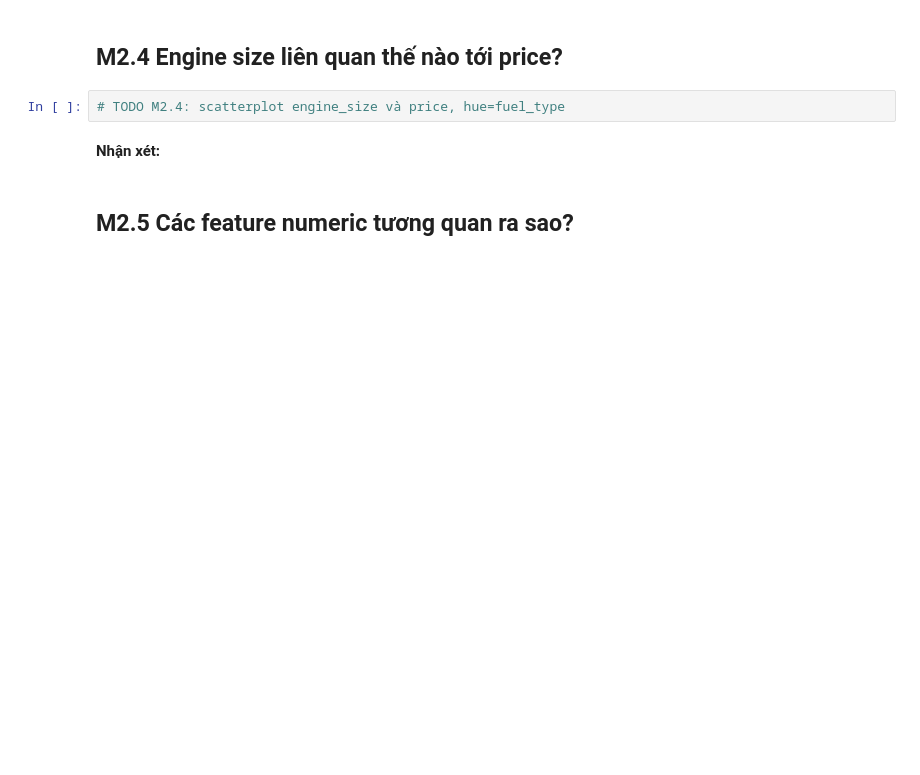
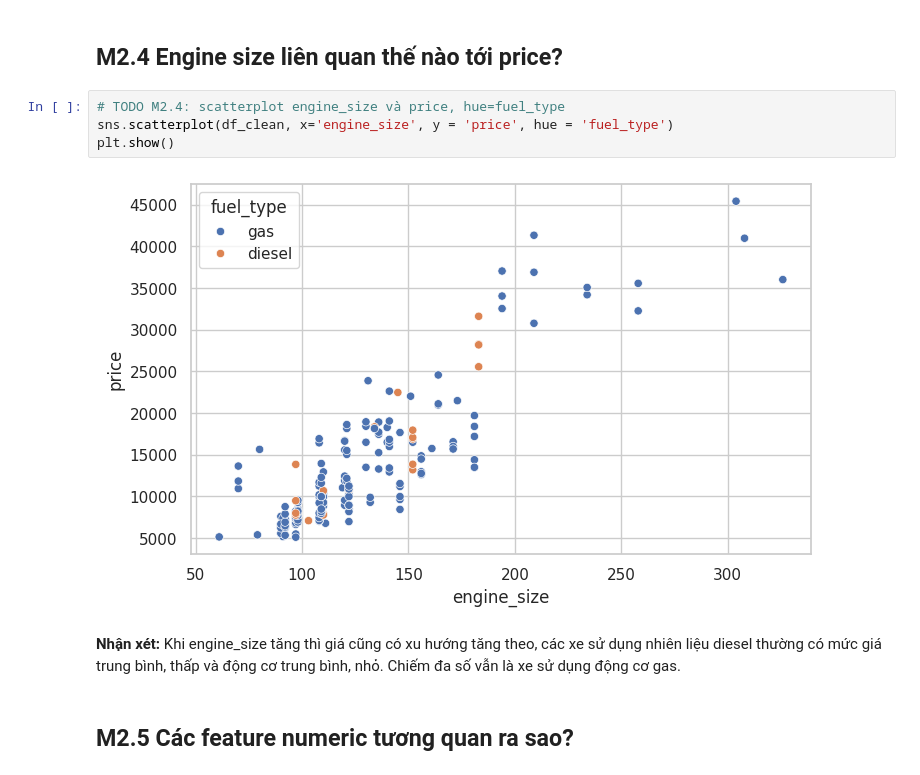
Before and after one commit to hanghithien/mliot-pyml-2026-hw, a Jupyter notebook: week02/numpy-pandas-eda-hw/numpy_pandas_eda_hw.ipynb, the cells around one changed output. Cells and saved outputs as stored; diff of their text form; blank space fills up the shorter version.

```diff
--- a/week02/numpy-pandas-eda-hw/numpy_pandas_eda_hw.ipynb
+++ b/week02/numpy-pandas-eda-hw/numpy_pandas_eda_hw.ipynb
@@ -423,8 +448,13 @@ Mỗi biểu đồ cần:
 ## M2.4 Engine size liên quan thế nào tới price?
 # %%
 # TODO M2.4: scatterplot engine_size và price, hue=fuel_type
+sns.scatterplot(df_clean, x='engine_size', y = 'price', hue = 'fuel_type')
+plt.show()
+# %% [output]
+[figure, added]
 # %% [markdown]
 **Nhận xét:** <!-- 1--2 câu -->
+Khi engine_size tăng thì giá cũng có xu hướng tăng theo, các xe sử dụng nhiên liệu diesel thường có mức giá trung bình, thấp và động cơ trung bình, nhỏ. Chiếm đa số vẫn là xe sử dụng động cơ gas.
 # %% [markdown]
 ## M2.5 Các feature numeric tương quan ra sao?
 # %%
```
Also changed, not shown: parts of 14 cells of this notebook.
